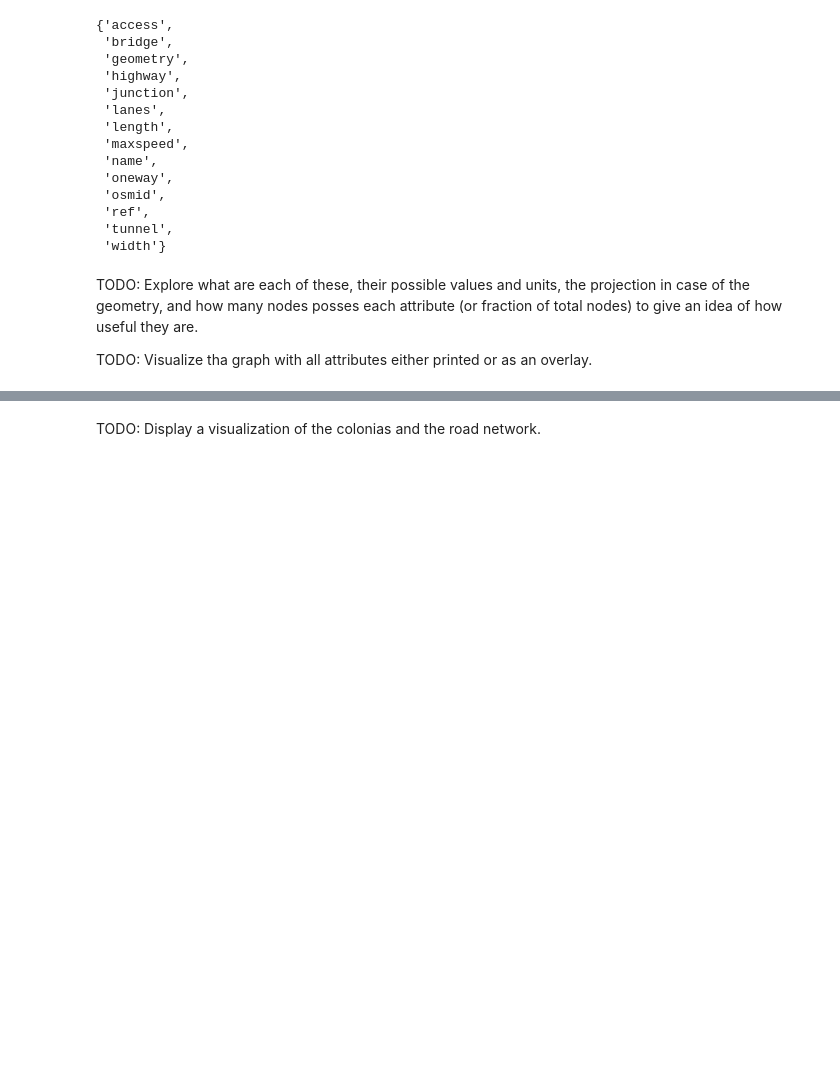
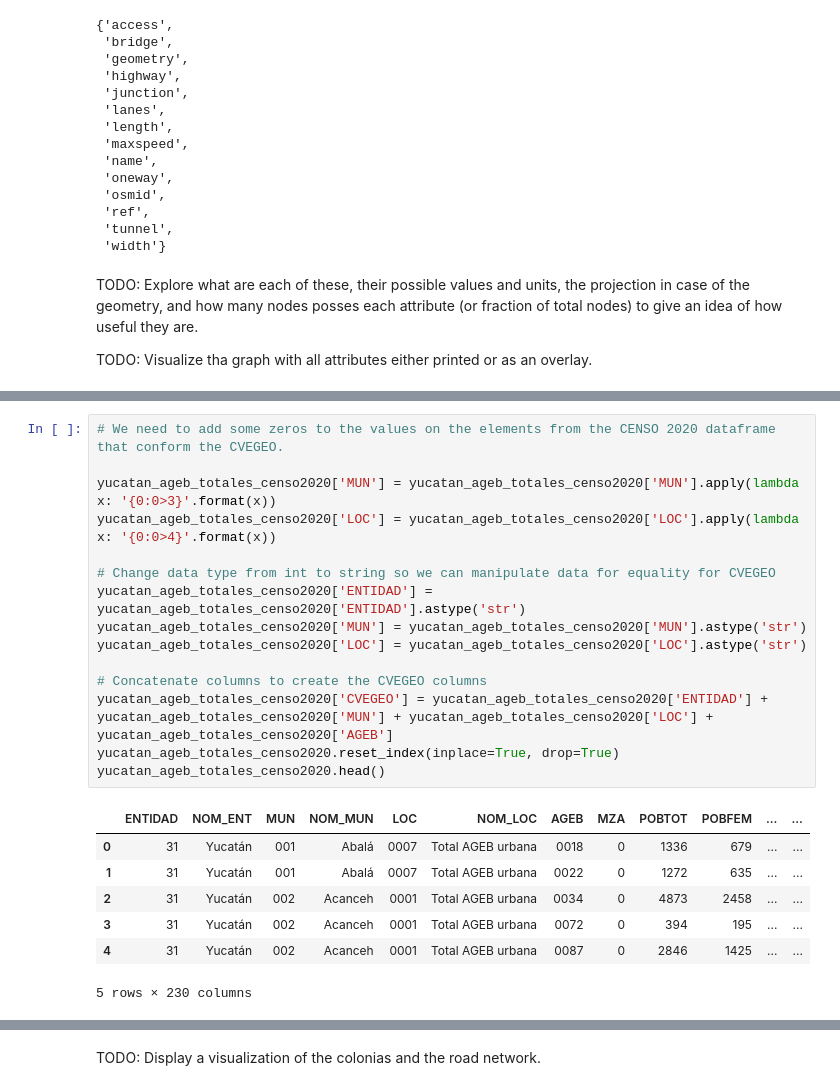
Before and after one commit to gperaza/road-network, a Jupyter notebook: notebooks/clean notebook.ipynb, the cells around one changed output, grey strips where cells are left out. Saved outputs shown, nothing was run; the diff lists cells and outputs as text; blank space fills up the shorter version.

```diff
--- a/notebooks/clean notebook.ipynb
+++ b/notebooks/clean notebook.ipynb
@@ -280,0 +357,23 @@ The reference system used in the neiborhoods shpefile is WGS 84 (explain a littl
+# %%
+# We need to add some zeros to the values on the elements from the CENSO 2020 dataframe that conform the CVEGEO.
+
+yucatan_ageb_totales_censo2020['MUN'] = yucatan_ageb_totales_censo2020['MUN'].apply(lambda x: '{0:0>3}'.format(x))
+yucatan_ageb_totales_censo2020['LOC'] = yucatan_ageb_totales_censo2020['LOC'].apply(lambda x: '{0:0>4}'.format(x))
+
+# Change data type from int to string so we can manipulate data for equality for CVEGEO
+yucatan_ageb_totales_censo2020['ENTIDAD'] = yucatan_ageb_totales_censo2020['ENTIDAD'].astype('str')
+yucatan_ageb_totales_censo2020['MUN'] = yucatan_ageb_totales_censo2020['MUN'].astype('str')
+yucatan_ageb_totales_censo2020['LOC'] = yucatan_ageb_totales_censo2020['LOC'].astype('str')
+
+# Concatenate columns to create the CVEGEO columns
+yucatan_ageb_totales_censo2020['CVEGEO'] = yucatan_ageb_totales_censo2020['ENTIDAD'] + yucatan_ageb_totales_censo2020['MUN'] + yucatan_ageb_totales_censo2020['LOC'] + yucatan_ageb_totales_censo2020['AGEB']
+yucatan_ageb_totales_censo2020.reset_index(inplace=True, drop=True)
+yucatan_ageb_totales_censo2020.head()
+# %% [output]
+|  | ENTIDAD | NOM_ENT | MUN | NOM_MUN | LOC | NOM_LOC | AGEB | MZA | POBTOT | POBFEM | ... | ... |
+| 0 | 31 | Yucatán | 001 | Abalá | 0007 | Total AGEB urbana | 0018 | 0 | 1336 | 679 | ... | ... |
+| 1 | 31 | Yucatán | 001 | Abalá | 0007 | Total AGEB urbana | 0022 | 0 | 1272 | 635 | ... | ... |
+| 2 | 31 | Yucatán | 002 | Acanceh | 0001 | Total AGEB urbana | 0034 | 0 | 4873 | 2458 | ... | ... |
+| 3 | 31 | Yucatán | 002 | Acanceh | 0001 | Total AGEB urbana | 0072 | 0 | 394 | 195 | ... | ... |
+| 4 | 31 | Yucatán | 002 | Acanceh | 0001 | Total AGEB urbana | 0087 | 0 | 2846 | 1425 | ... | ... |
+5 rows × 230 columns
```
Also changed, not shown: parts of 40 cells of this notebook.
